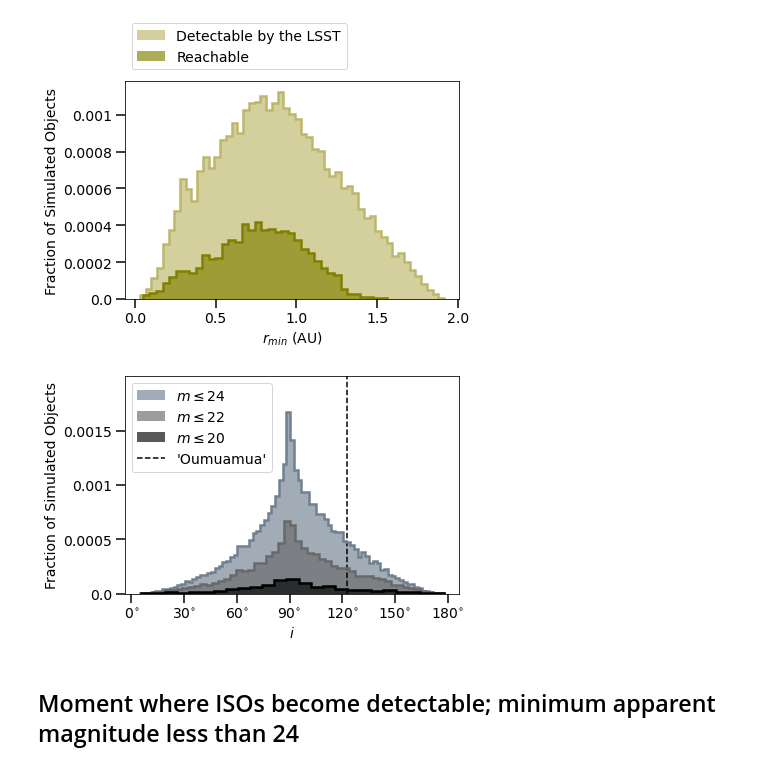
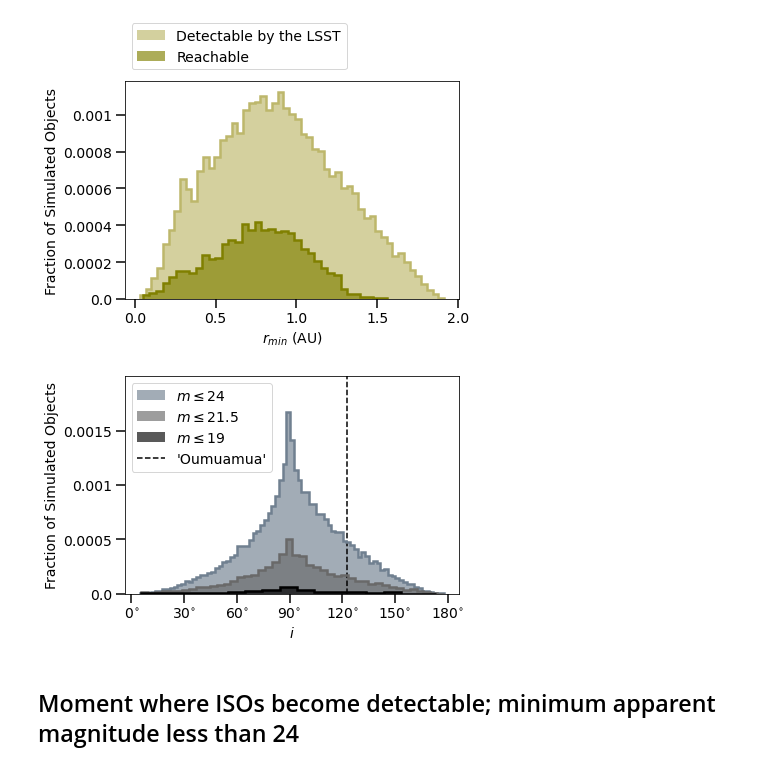
Before and after one commit to djhoover717/ISOAnalysis, a Jupyter notebook: iso_analysis_v4.ipynb, the cells around one changed output. Saved outputs shown, nothing was run; the diff lists cells and outputs as text; code cells hidden in the pictures.

```diff
--- a/iso_analysis_v4.ipynb
+++ b/iso_analysis_v4.ipynb
@@ -477,27 +491,27 @@ plt.show()
 # %%
 plt.hist(orbits['inc'][detectable], bins='auto', color='slategray', alpha=0.65, label=r'$m\leq24$')
 plt.hist(orbits['inc'][detectable], bins='auto', edgecolor='slategray', lw=2.5, histtype='step')
-plt.hist(orbits['inc'][(min_mag<=22)*(detectable)], bins='auto', color='dimgray', alpha=0.65, label=r'$m\leq 22$')
-plt.hist(orbits['inc'][(min_mag<=22)*(detectable)], bins='auto', edgecolor='dimgray', lw=2.5, histtype='step')
-plt.hist(orbits['inc'][(min_mag<=20)*(detectable)], bins='auto', color='black', alpha=0.65, label=r'$m\leq 20$')
-plt.hist(orbits['inc'][(min_mag<=20)*(detectable)], bins='auto', edgecolor='black', lw=2.5, histtype='step')
+plt.hist(orbits['inc'][(min_mag<=21.5)*(detectable)], bins='auto', color='dimgray', alpha=0.65, label=r'$m\leq 21.5$')
+plt.hist(orbits['inc'][(min_mag<=21.5)*(detectable)], bins='auto', edgecolor='dimgray', lw=2.5, histtype='step')
+plt.hist(orbits['inc'][(min_mag<=19)*(detectable)], bins='auto', color='black', alpha=0.65, label=r'$m\leq 19$')
+plt.hist(orbits['inc'][(min_mag<=19)*(detectable)], bins='auto', edgecolor='black', lw=2.5, histtype='step')
 
 plt.vlines(np.radians(122.561), 0, 500000, label="'Oumuamua'", linestyles='dashed', \
           colors='black')
 
 plt.xlabel(r'$i$')
 plt.xticks([0, pi/6, pi/3, pi/2, 2*pi/3, 5*pi/6, pi], [r'$0^{\circ}$', r'$30^{\circ}$', r'$60^{\circ}$', r'$90^{\circ}$', \
                                                       r'$120^{\circ}$', r'$150^{\circ}$', r'$180^{\circ}$'])
 plt.ylabel('Fraction of Simulated Objects')
 plt.yticks([0, 500, 1000, 1500], np.array([0, 500, 1000, 1500])/NSAMPLES)
 plt.ylim(0, 2000)
 
 plt.legend(loc='upper left')
 plt.savefig('figures/inc_hist.pdf', bbox_inches='tight', \
                     dpi=250)
 plt.show()
 # %% [output]
-[figure, old version]
+[figure, new version]
 # %% [markdown]
 ## Moment where ISOs become detectable; minimum apparent magnitude less than 24
 # %%
```
Also changed, not shown: parts of 10 cells of this notebook, 15 other files.
